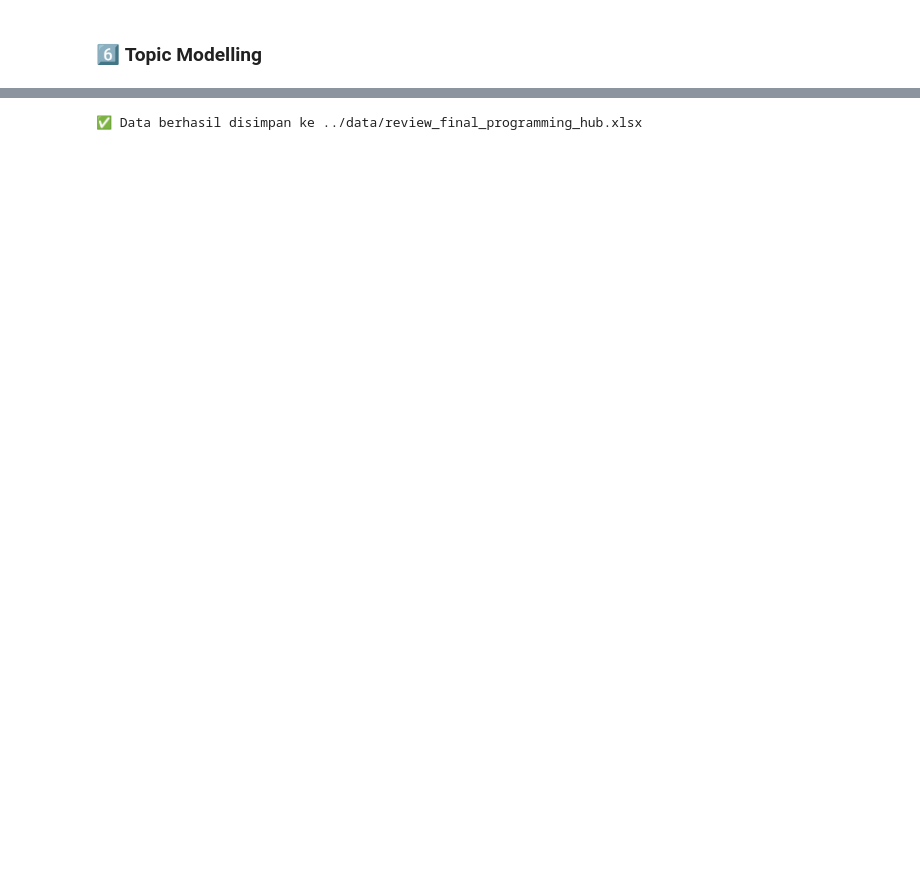
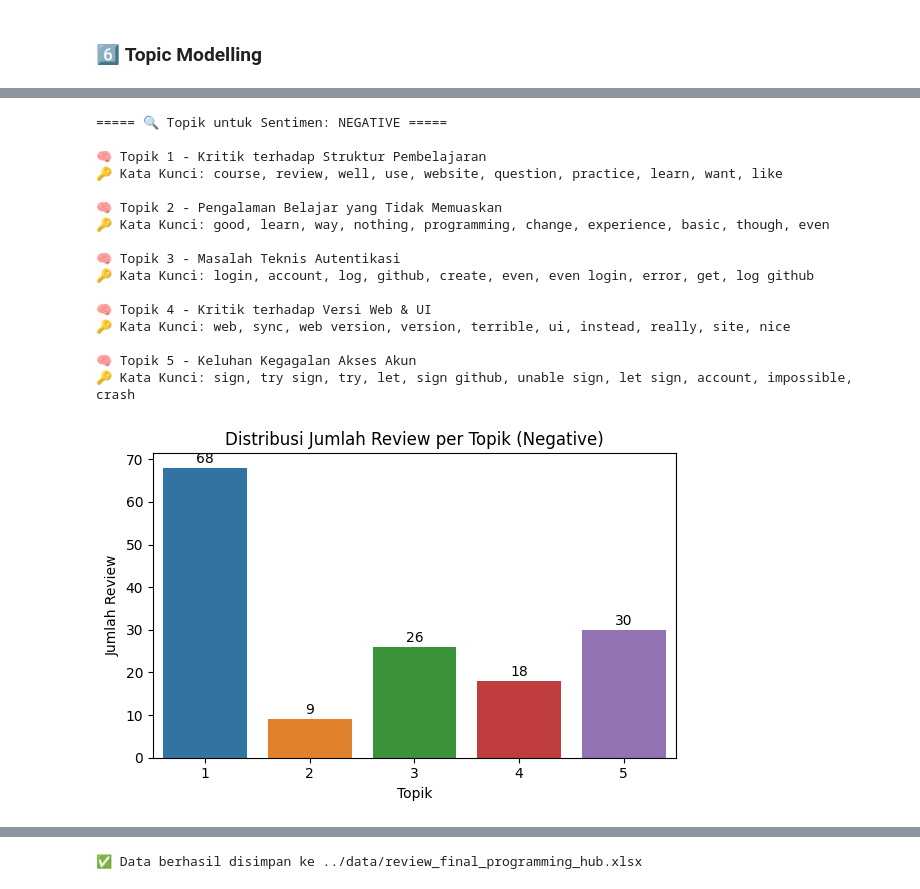
Before and after one commit to AnnisaFadila069/gamified-coding-app-analysis, a Jupyter notebook: Notebook/Apk_programming hub.ipynb, the cells around one changed output, grey strips where cells are left out. Saved outputs shown, nothing was run; the diff lists cells and outputs as text; code cells hidden in the pictures; blank space fills up the shorter version.

```diff
--- a/Notebook/Apk_programming hub.ipynb
+++ b/Notebook/Apk_programming hub.ipynb
@@ -680,3 +728,0 @@ plt.show()
-# %%
-df_modelling['jenis_topik'] = df_modelling['dominant_topic'].map(topic_labels)
-df_modelling.head(5)
@@ -826,0 +729,60 @@ df_clustering.head(5)
+# %%
+# Contoh: visualisasi untuk sentimen negative
+label = 'negative'
+df_sentiment = df_modelling[df_modelling['sentiment_rating'] == label]
+
+if not df_sentiment.empty:
+    df_with_topic = topic_modeling_by_sentiment(
+        df_sentiment,
+        label,
+        topic_labels=negative_topic_labels,
+        n_topics=5,
+        no_top_words=10
+    )
+
+    # Plot distribusi topik
+    plt.figure(figsize=(6, 4))
+    ax = sns.countplot(
+        x='dominant_topic_display',
+        hue='dominant_topic_display',
+        data=df_with_topic,
+        palette='tab10',
+        legend=False
+    )
+    plt.title(f"Distribusi Jumlah Review per Topik ({label.capitalize()})")
+    plt.xlabel("Topik")
+    plt.ylabel("Jumlah Review")
+    plt.xticks(rotation=0)
+    plt.tight_layout()
+
+    # Tambahkan label jumlah di atas batang
+    for p in ax.patches:
+        height = p.get_height()
+        if height > 0:
+            ax.text(
+                x=p.get_x() + p.get_width() / 2,
+                y=height + 0.5,
+                s=f'{int(height)}',
+                ha='center',
+                va='bottom'
+            )
+
+    plt.show()
+# %% [output]
+===== 🔍 Topik untuk Sentimen: NEGATIVE =====
+
+🧠 Topik 1 - Kritik terhadap Struktur Pembelajaran
+🔑 Kata Kunci: course, review, well, use, website, question, practice, learn, want, like
+
+🧠 Topik 2 - Pengalaman Belajar yang Tidak Memuaskan
+🔑 Kata Kunci: good, learn, way, nothing, programming, change, experience, basic, though, even
+
+🧠 Topik 3 - Masalah Teknis Autentikasi
+🔑 Kata Kunci: login, account, log, github, create, even, even login, error, get, log github
+
+🧠 Topik 4 - Kritik terhadap Versi Web & UI
+🔑 Kata Kunci: web, sync, web version, version, terrible, ui, instead, really, site, nice
+
+🧠 Topik 5 - Keluhan Kegagalan Akses Akun
+🔑 Kata Kunci: sign, try sign, try, let, sign github, unable sign, let sign, account, impossible, crash
+[figure, added]
```
Also changed, not shown: parts of 50 cells of this notebook, 14 other files.
